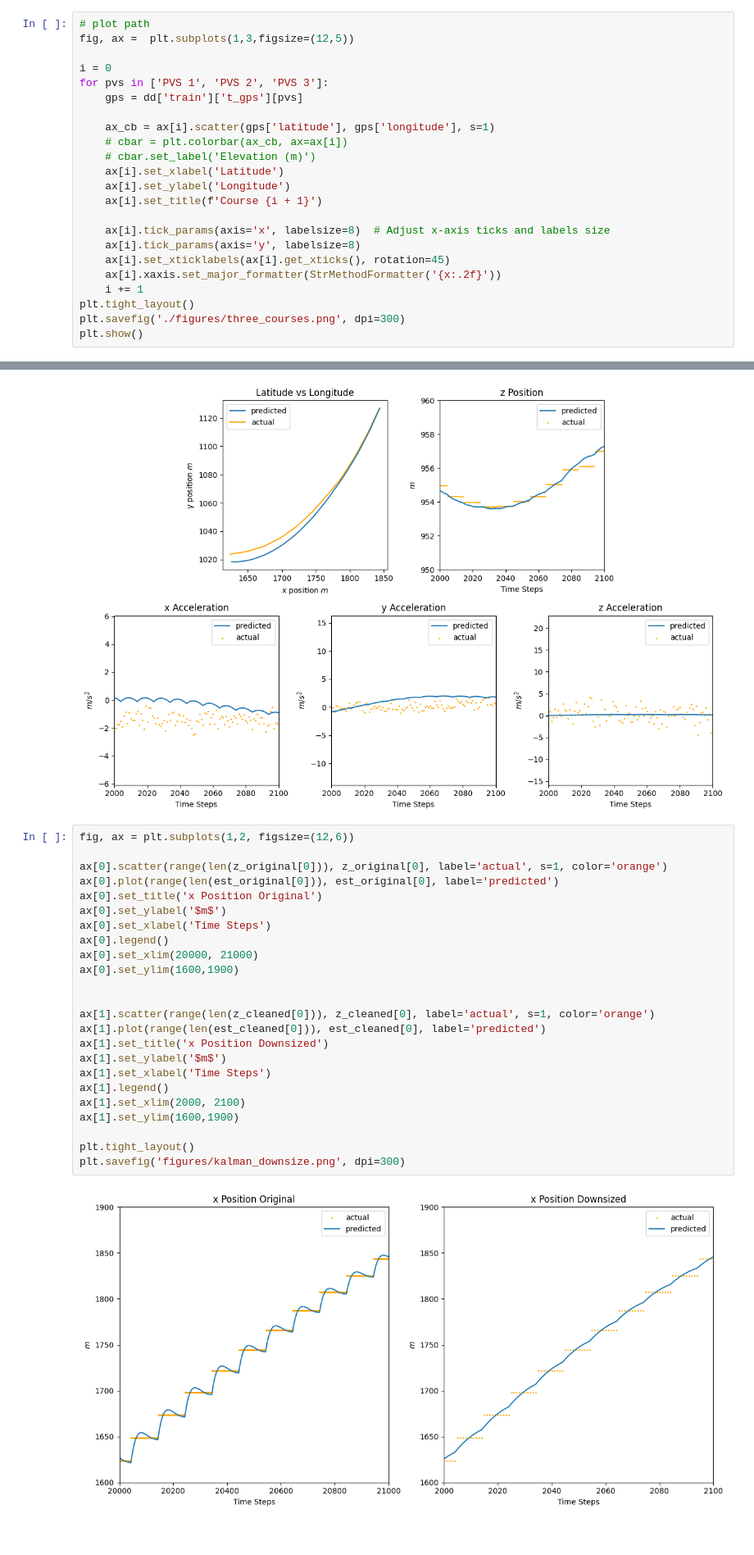
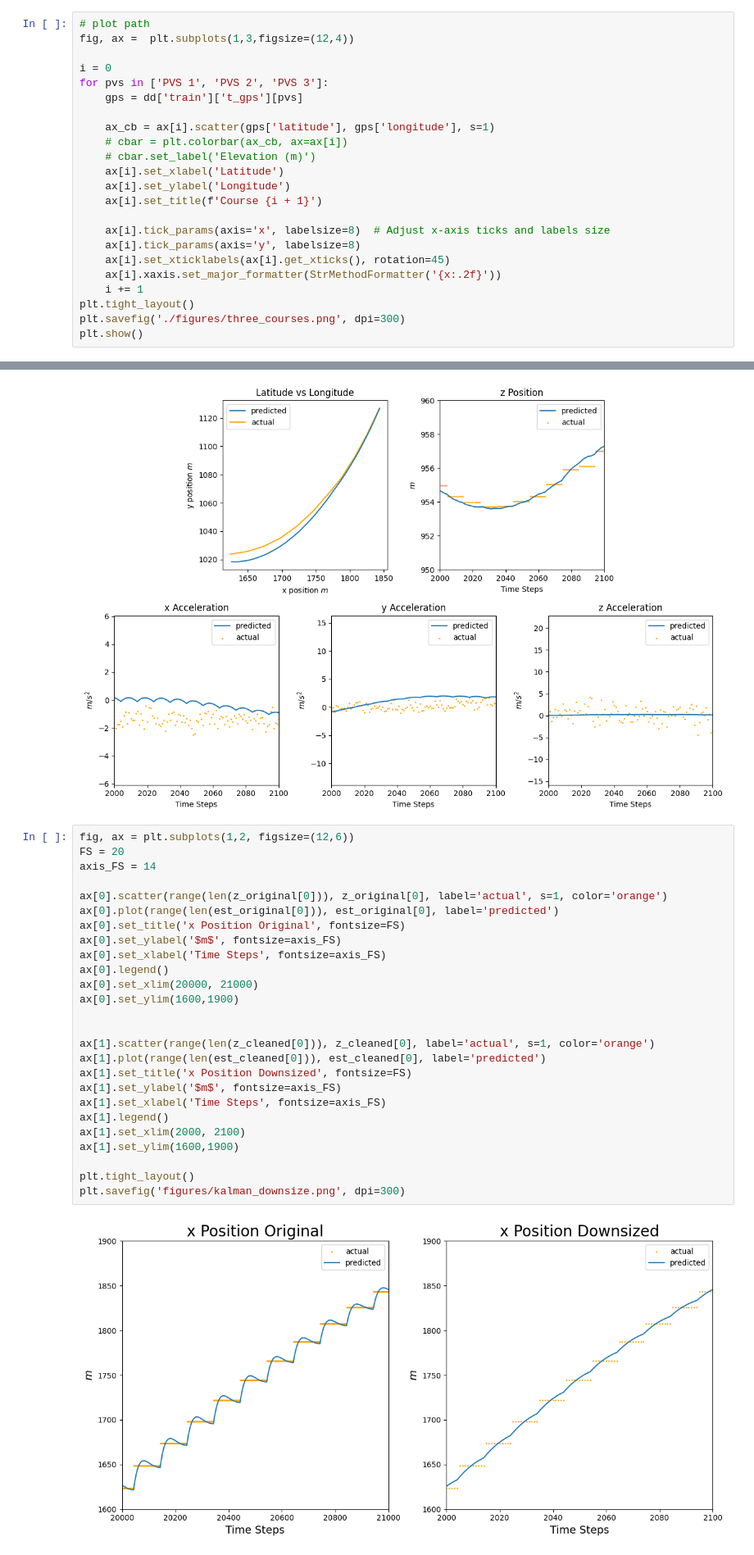
Before and after one commit to binDebug3/CarKalmanFilter, a Jupyter notebook: eliza.ipynb, the cells around one changed output, grey strips where cells are left out. Shown at 82% size. Drawn from its saved outputs; the diff is of its cells as text.

```diff
--- a/eliza.ipynb
+++ b/eliza.ipynb
@@ -32,7 +32,7 @@ dd['train'].keys()
 gps = dd['train']['t_gps']['PVS 1']
 # %%
 # plot path
-fig, ax =  plt.subplots(1,3,figsize=(12,5))
+fig, ax =  plt.subplots(1,3,figsize=(12,4))
 
 i = 0
 for pvs in ['PVS 1', 'PVS 2', 'PVS 3']:
@@ -536,30 +538,32 @@ plt.savefig('figures/kalman_zoomed.png', dpi=300)
 [figure]
 # %%
 fig, ax = plt.subplots(1,2, figsize=(12,6))
+FS = 20
+axis_FS = 14
 
 ax[0].scatter(range(len(z_original[0])), z_original[0], label='actual', s=1, color='orange')
 ax[0].plot(range(len(est_original[0])), est_original[0], label='predicted')
-ax[0].set_title('x Position Original')
-ax[0].set_ylabel('$m$')
-ax[0].set_xlabel('Time Steps')
+ax[0].set_title('x Position Original', fontsize=FS)
+ax[0].set_ylabel('$m$', fontsize=axis_FS)
+ax[0].set_xlabel('Time Steps', fontsize=axis_FS)
 ax[0].legend()
 ax[0].set_xlim(20000, 21000)
 ax[0].set_ylim(1600,1900)
 
 
 ax[1].scatter(range(len(z_cleaned[0])), z_cleaned[0], label='actual', s=1, color='orange')
 ax[1].plot(range(len(est_cleaned[0])), est_cleaned[0], label='predicted')
-ax[1].set_title('x Position Downsized')
-ax[1].set_ylabel('$m$')
-ax[1].set_xlabel('Time Steps')
+ax[1].set_title('x Position Downsized', fontsize=FS)
+ax[1].set_ylabel('$m$', fontsize=axis_FS)
+ax[1].set_xlabel('Time Steps', fontsize=axis_FS)
 ax[1].legend()
 ax[1].set_xlim(2000, 2100)
 ax[1].set_ylim(1600,1900)
 
 plt.tight_layout()
 plt.savefig('figures/kalman_downsize.png', dpi=300)
 # %% [output]
-[figure, old version]
+[figure, new version]
 # %% [markdown]
 # spectral clustering
 # %%
```
Also changed, not shown: parts of 23 cells of this notebook, 4 other files.
